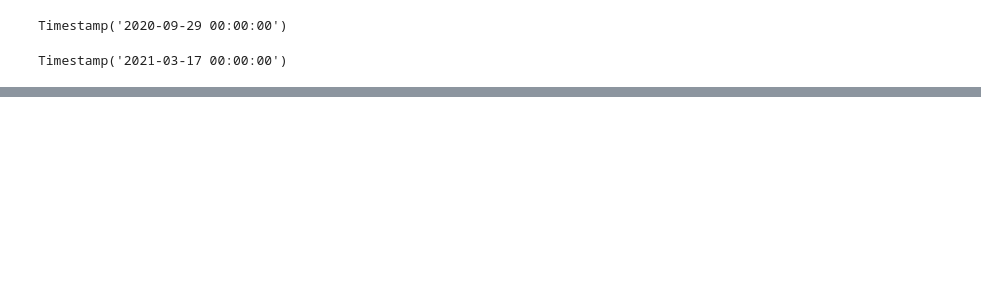
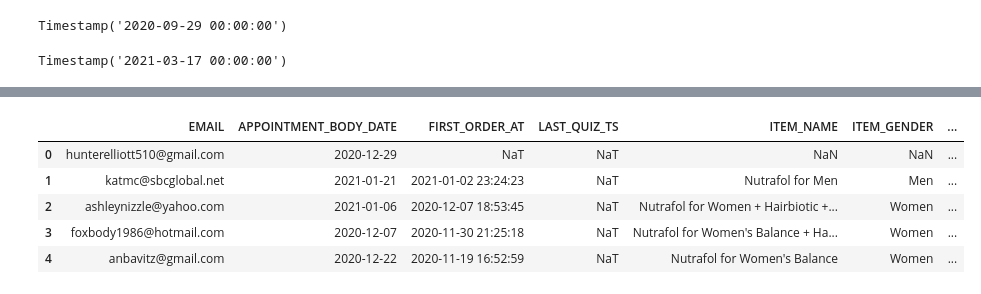
Before and after one commit to meaganlazer/Parking_Tickets_Timeseries, a Jupyter notebook: OrderData.ipynb, the cells around one changed output, grey strips where cells are left out. Drawn from its saved outputs; the diff is of its cells as text; code cells hidden in the pictures; blank space fills up the shorter version.

```diff
--- a/OrderData.ipynb
+++ b/OrderData.ipynb
@@ -205,0 +279,6 @@ Timestamp('2021-03-17 00:00:00')
+# %%
+sub = pd.merge(silver_acuity,df,how='left',on='EMAIL')
+
+print('sub:',sub.shape)
+print('   df:',df.shape)
+print(' silver_acuity:',silver_acuity.shape)
@@ -205,0 +298,11 @@ Timestamp('2021-03-17 00:00:00')
+# %%
+sub = sub[[ 'EMAIL','APPOINTMENT_BODY_DATE', 'FIRST_ORDER_AT', 'LAST_QUIZ_TS',\
+           'ITEM_NAME', 'ITEM_GENDER', 'GROSS_ORDER_VALUE']]
+sub.head()
+# %% [output]
+|  | EMAIL | APPOINTMENT_BODY_DATE | FIRST_ORDER_AT | LAST_QUIZ_TS | ITEM_NAME | ITEM_GENDER | ... |
+| 0 | hunterelliott510@gmail.com | 2020-12-29 | NaT | NaT | NaN | NaN | ... |
+| 1 | katmc@sbcglobal.net | 2021-01-21 | 2021-01-02 23:24:23 | NaT | Nutrafol for Men | Men | ... |
+| 2 | ashleynizzle@yahoo.com | 2021-01-06 | 2020-12-07 18:53:45 | NaT | Nutrafol for Women + Hairbiotic +... | Women | ... |
+| 3 | foxbody1986@hotmail.com | 2020-12-07 | 2020-11-30 21:25:18 | NaT | Nutrafol for Women's Balance + Ha... | Women | ... |
+| 4 | anbavitz@gmail.com | 2020-12-22 | 2020-11-19 16:52:59 | NaT | Nutrafol for Women's Balance | Women | ... |
```
Also changed, not shown: parts of 32 cells of this notebook.
